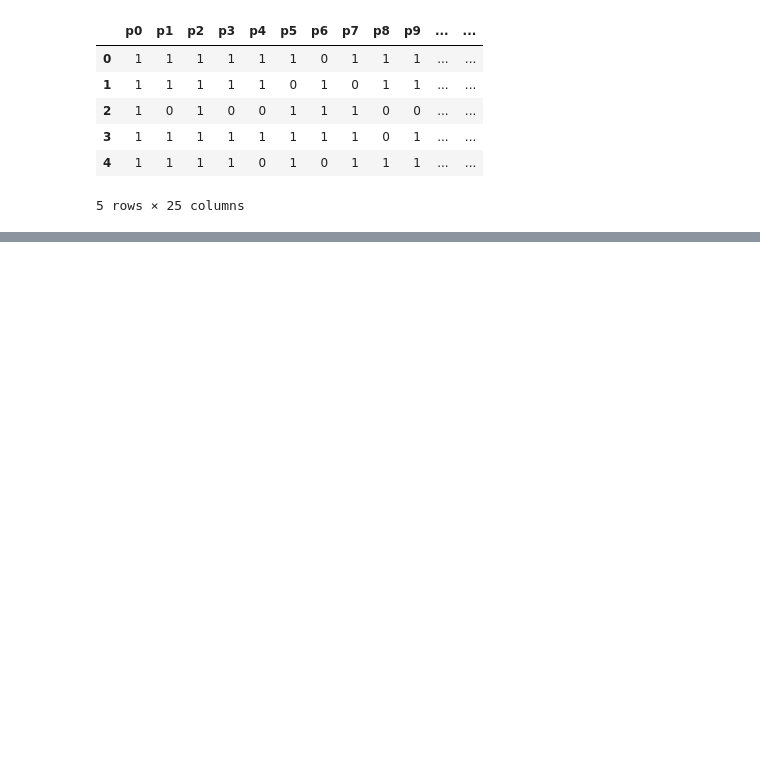
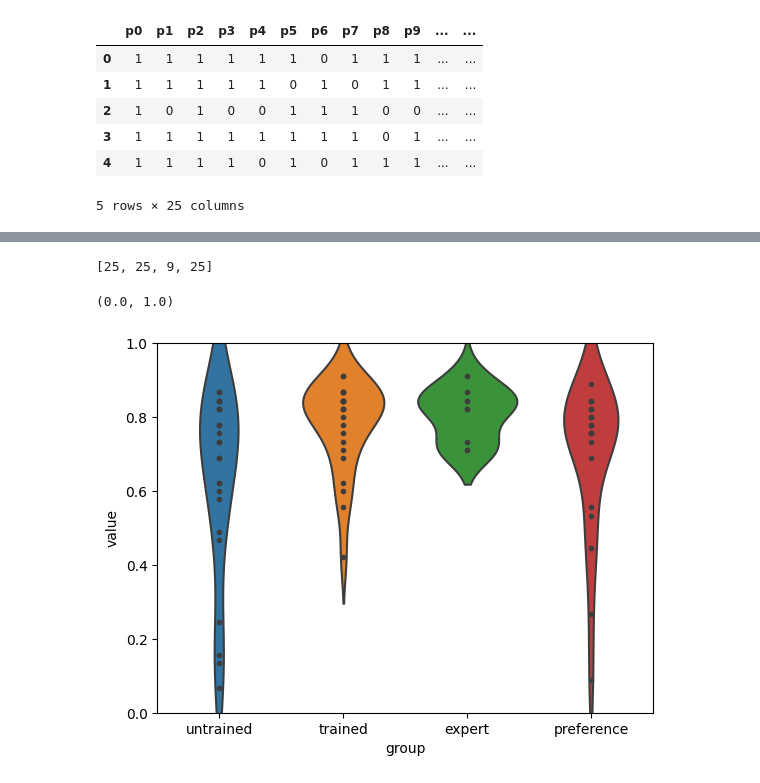
Before and after one commit to JacobLMiller/stress-preference, a Jupyter notebook: preference_analysis.ipynb, the cells around one changed output, grey strips where cells are left out. Saved outputs shown, nothing was run; the diff lists cells and outputs as text; code cells hidden in the pictures; blank space fills up the shorter version.

```diff
--- a/preference_analysis.ipynb
+++ b/preference_analysis.ipynb
@@ -145,0 +232,34 @@ FriedmanchisquareResult(statistic=200.22043948378095, pvalue=9.478837764357417e-
+# %%
+stress_exp = list()
+for i,fname in enumerate(["nt_stress50-cleaned.csv", "stress50-cleaned.csv", "stress_expert-cleaned.csv", "preference50-cleaned.csv"]):
+    stress = pd.read_csv(f"cleaned_data/{fname}")
+    stress_responses = stress[['accuracy' if i != 2 else 'accuracy50']].values.tolist()
+    stress_responses_table = [json.loads(s[0]) for s in stress_responses]
+    stress_exp.append(stress_responses_table)
+
+stress_exp = {key: s for key,s in zip(['untrained', 'trained', 'expert', 'preference'], stress_exp)}
+# %%
+means = {
+    key: np.mean(np.array(tab), axis=1) for key, tab in stress_exp.items()
+}
+means['preference'] = np.mean(newdf.to_numpy().T,axis=1)
+# %%
+print([len(m) for m in means.values()])
+# %% [output]
+[25, 25, 9, 25]
+# %%
+data = {
+    "group": sum(([key] * len(val) for key,val in means.items()), start=[]),
+    "value": sum(([float(x) for x in val] for val in means.values()), start=[])
+}
+
+data = pd.DataFrame(data)
+
+fig = plt.figure()
+
+ax = sns.violinplot(data=data,x='group',y='value',inner='point')
+fig.add_axes(ax)
+ax.set_ylim(0,1)
+# %% [output]
+(0.0, 1.0)
+[figure, added]
```
Also changed, not shown: parts of 21 cells of this notebook, 35 other files.
